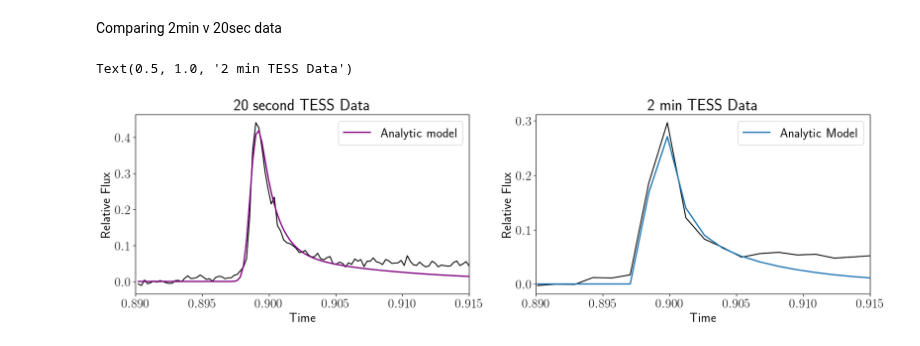
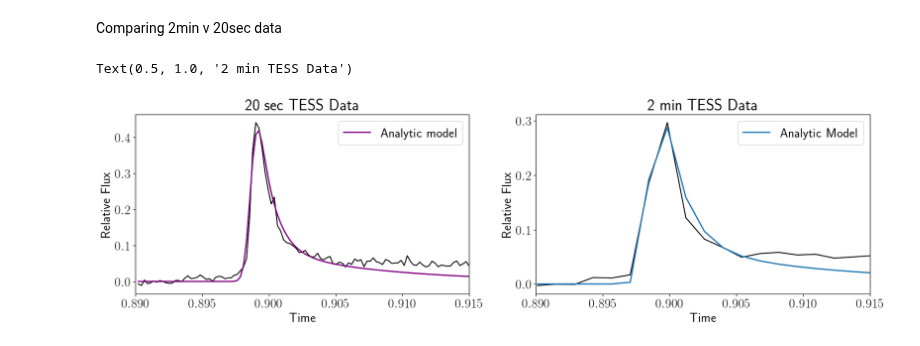
Before and after one commit to lupitatovar/flares, a Jupyter notebook: notebooks/TESS_examples.ipynb, the cells around one changed output. Cells and saved outputs as stored; diff of their text form; code cells hidden in the pictures.

```diff
--- a/notebooks/TESS_examples.ipynb
+++ b/notebooks/TESS_examples.ipynb
@@ -479,9 +479,9 @@ plt.plot(f2xfit_2min,f2yfit_2min)
 [<matplotlib.lines.Line2D at 0x...>]
 [figure]
 # %%
-f2min =[0.89901, 0.002, 0.4]
+f2min =[0.89900, 0.0025, 0.39]
 #f2=[0.899, 0.003, 0.465]
-best_vals, cov = curve_fit(flare_model, f2xfit_2min,f2yfit_2min, p0=f2min,maxfev=1000000)
+best_vals, cov = curve_fit(flare_model, f2xfit_2min,f2yfit_2min, p0=f2min,maxfev=100000)
 print(best_vals)
 print(cov)
 # %% [output]
@@ -509,26 +509,26 @@ Comparing 2min v 20sec data
 # %%
 fig, axs = plt.subplots(1,2, figsize=(20, 5), facecolor='w', edgecolor='k')
 axs[0].plot(f2xfit,f2yfit,color='black')
 #plt.plot(xfit, aflare1(xfit, *init_vals2),color='red', label='init', alpha=0.3)
 #axs[0].plot(xfit, aflare1(xfit, *j_popt),color='C0', label='Jim Model', lw=2)
 axs[0].plot(f2xfit, flare_model(f2xfit, *f2popt),color='purple', label='Analytic model', lw=2)
 axs[0].legend()
 axs[0].set_xlim(0.89,0.915)
 axs[0].set_xlabel('Time')
 axs[0].set_ylabel('Relative Flux')
-axs[0].set_title('20 second TESS Data')
+axs[0].set_title('20 sec TESS Data')
 
 
 axs[1].plot(f2xfit_2min,f2yfit_2min,color='black')
 #plt.plot(xfit_2min, flare_model(xfit_2min, *init_vals),color='red', label='init', alpha=0.3)
-axs[1].plot(f2xfit_2min, aflare1(f2xfit_2min, *best_vals),color='C0', label='Analytic Model', lw=2)
+axs[1].plot(f2xfit_2min, flare_model(f2xfit_2min, *best_vals),color='C0', label='Analytic Model', lw=2)
 #axs[1].plot(f2xfit_2min, flare_model(f2xfit_2min, *popt2),color='purple', label='New model', lw=2)
 axs[1].legend()
 axs[1].set_xlim(0.89,0.915)
 axs[1].set_xlabel('Time')
 axs[1].set_ylabel('Relative Flux')
 axs[1].set_title('2 min TESS Data')
-#plt.savefig('/Users/lupitatovar/local_flares/figures/tess_exs_cmplx_fit.pdf')
+#plt.savefig('/Users/lupitatovar/local_flares/figures/tess_exs_flare2_fit.pdf')
 # %% [output]
 Text(0.5, 1.0, '2 min TESS Data')
-[figure, old version]
+[figure, new version]
```
Also changed, not shown: parts of 3 cells of this notebook.
